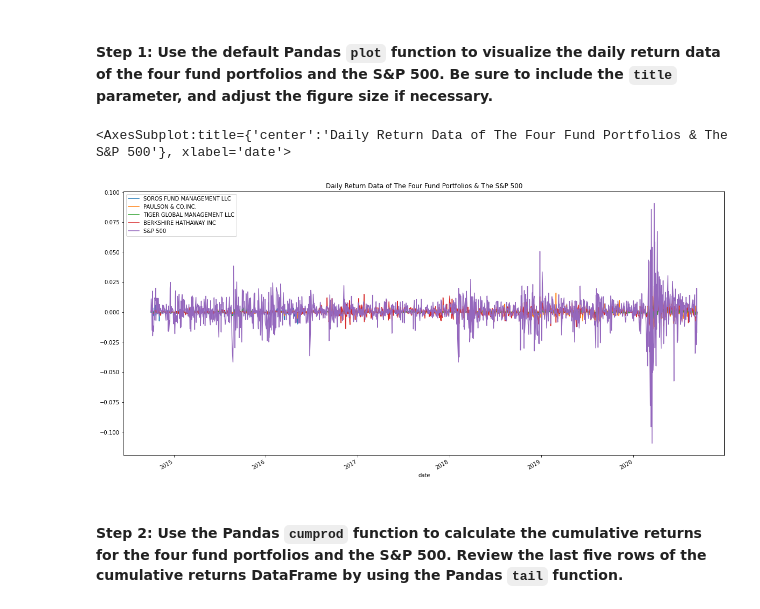
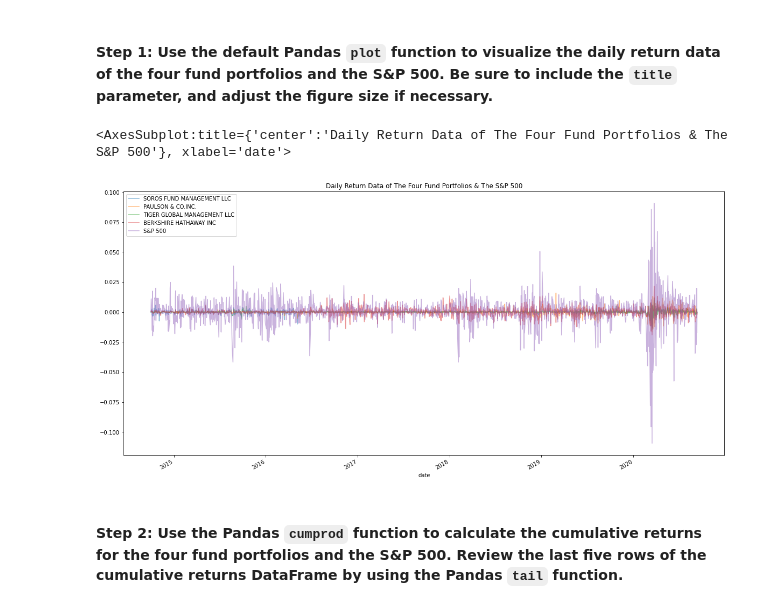
Before and after one commit to MuayThaiLegz/Modue_four_workNfinal, a Jupyter notebook: Starter_Code/risk_return_analysis.ipynb, the cells around one changed output. Saved outputs shown, nothing was run; the diff lists cells and outputs as text; code cells hidden in the pictures.

```diff
--- a/Starter_Code/risk_return_analysis.ipynb
+++ b/Starter_Code/risk_return_analysis.ipynb
@@ -168,12 +168,12 @@ Analyze the data to determine if any of the portfolios outperform the broader st
 # %%
 # Plot the daily return data of the 4 funds and the S&P 500
 # Inclue a title parameter and adjust the figure size
 # YOUR CODE HERE
 
-nav_daily_returns.plot(figsize=(20,10), title="Daily Return Data of The Four Fund Portfolios & The S&P 500")
+nav_daily_returns.plot(figsize=(20,10), title="Daily Return Data of The Four Fund Portfolios & The S&P 500", alpha=0.5)
 # %% [output]
 <AxesSubplot:title={'center':'Daily Return Data of The Four Fund Portfolios & The S&P 500'}, xlabel='date'>
-[figure, old version]
+[figure, new version]
 # %% [markdown]
 #### Step 2: Use the Pandas `cumprod` function to calculate the cumulative returns for the four fund portfolios and the S&P 500. Review the last five rows of the cumulative returns DataFrame by using the Pandas `tail` function.
 # %%
```
Also changed, not shown: 1 other file.
